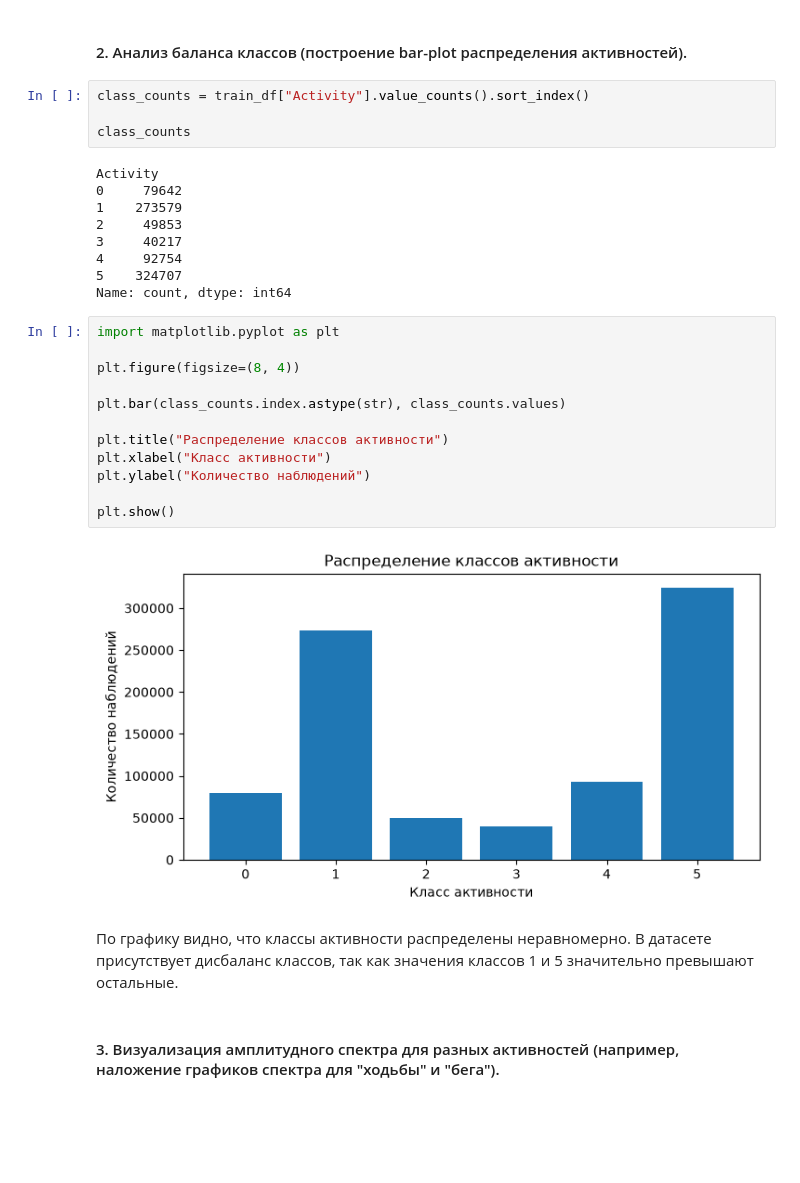
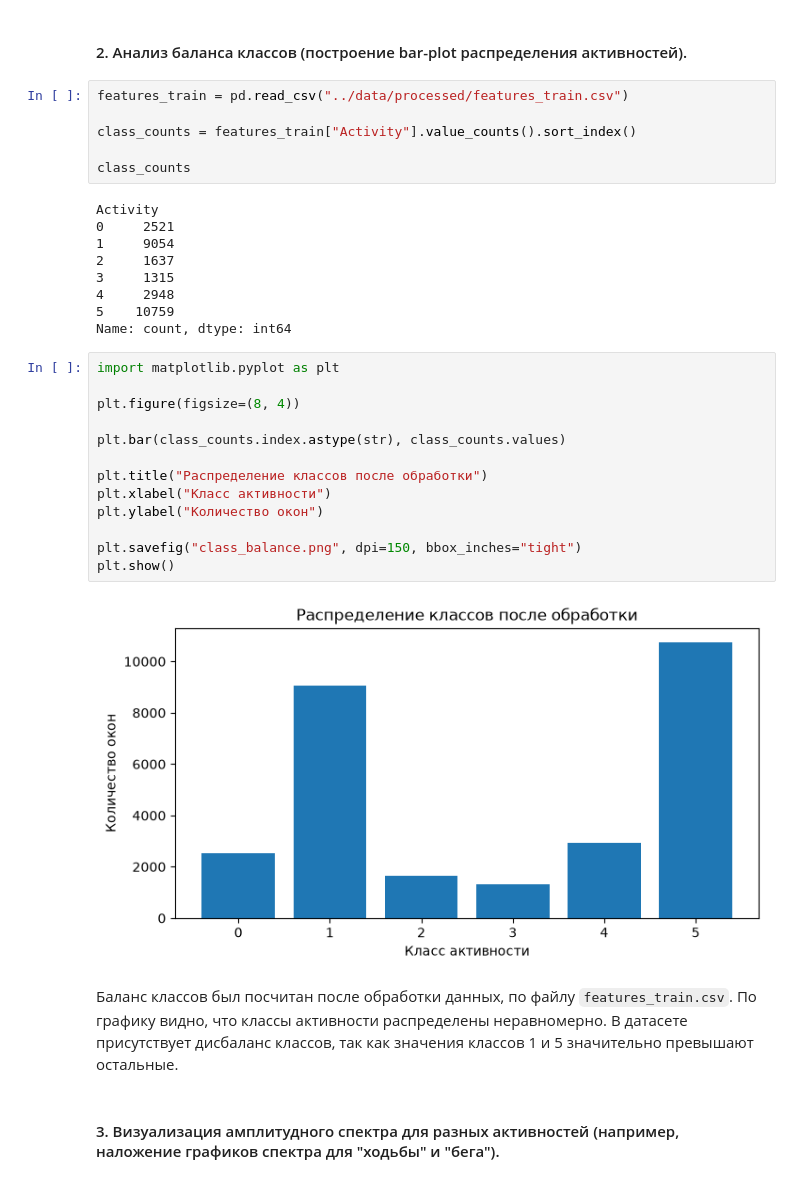
Before and after one commit to elena-kornaeva/Practice_Human-Activity-Recognition_Classifier, a Jupyter notebook: notebooks/01_EDA_and_Preprocessing_Additional.ipynb, the cells around one changed output. Drawn from its saved outputs; the diff is of its cells as text; blank space fills up the shorter version.

Commit message:
Update additional preprocessing tasks with processed features

```diff
--- a/notebooks/01_EDA_and_Preprocessing_Additional.ipynb
+++ b/notebooks/01_EDA_and_Preprocessing_Additional.ipynb
@@ -62,33 +62,37 @@ plt.show()
 # %% [markdown]
 #### 2. Анализ баланса классов (построение bar-plot распределения активностей).
 # %%
-class_counts = train_df["Activity"].value_counts().sort_index()
+features_train = pd.read_csv("../data/processed/features_train.csv")
+
+class_counts = features_train["Activity"].value_counts().sort_index()
 
 class_counts
 # %% [output]
 Activity
-0     79642
-1    273579
-2     49853
-3     40217
-4     92754
-5    324707
+0     2521
+1     9054
+2     1637
+3     1315
+4     2948
+5    10759
 Name: count, dtype: int64
 # %%
 import matplotlib.pyplot as plt
 
 plt.figure(figsize=(8, 4))
 
 plt.bar(class_counts.index.astype(str), class_counts.values)
 
-plt.title("Распределение классов активности")
+plt.title("Распределение классов после обработки")
 plt.xlabel("Класс активности")
-plt.ylabel("Количество наблюдений")
+plt.ylabel("Количество окон")
 
+plt.savefig("class_balance.png", dpi=150, bbox_inches="tight")
 plt.show()
 # %% [output]
-[figure, old version]
+[figure, new version]
 # %% [markdown]
+Баланс классов был посчитан после обработки данных, по файлу `features_train.csv`.
 По графику видно, что классы активности распределены неравномерно.
 В датасете присутствует дисбаланс классов, так как значения классов 1 и 5 значительно превышают остальные.
 # %% [markdown]
```
Also changed, not shown: parts of 7 cells of this notebook.
